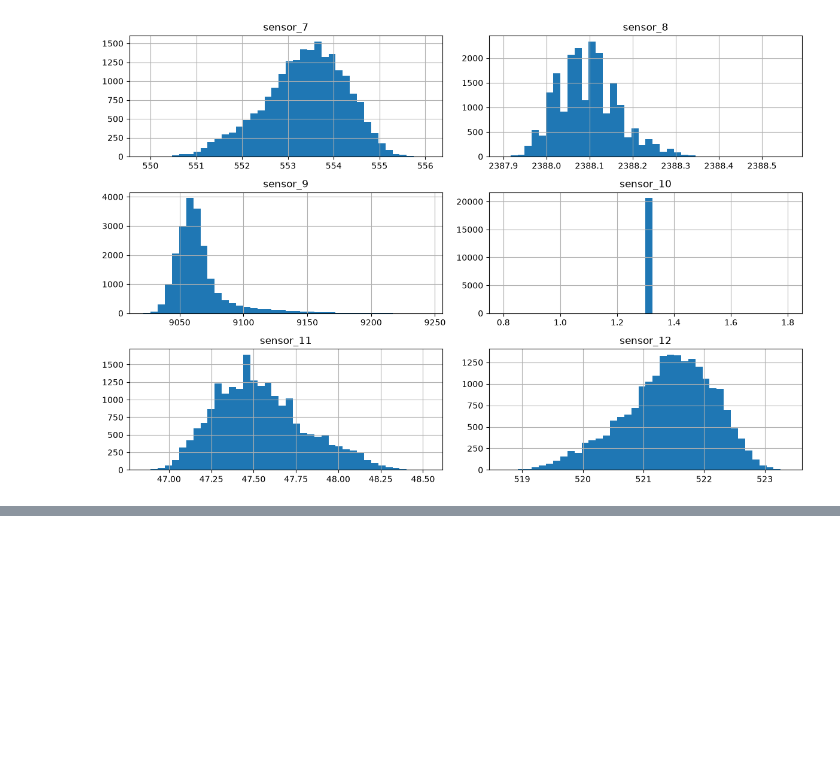
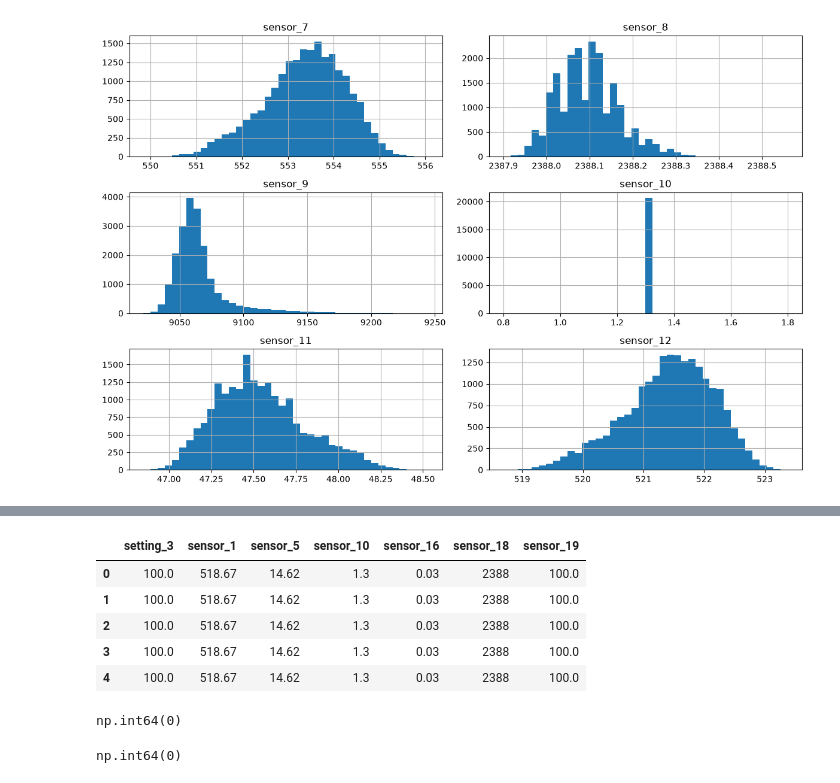
Before and after one commit to jay007i/predictive-maintenance, a Jupyter notebook: notebooks/01_data_understanding.ipynb, the cells around one changed output, grey strips where cells are left out. Cells and saved outputs as stored; diff of their text form; code cells hidden in the pictures; blank space fills up the shorter version.

```diff
--- a/notebooks/01_data_understanding.ipynb
+++ b/notebooks/01_data_understanding.ipynb
@@ -200,0 +310,17 @@ plt.show()
+# %%
+df[constant_features].head()
+# %% [output]
+|  | setting_3 | sensor_1 | sensor_5 | sensor_10 | sensor_16 | sensor_18 | sensor_19 |
+| 0 | 100.0 | 518.67 | 14.62 | 1.3 | 0.03 | 2388 | 100.0 |
+| 1 | 100.0 | 518.67 | 14.62 | 1.3 | 0.03 | 2388 | 100.0 |
+| 2 | 100.0 | 518.67 | 14.62 | 1.3 | 0.03 | 2388 | 100.0 |
+| 3 | 100.0 | 518.67 | 14.62 | 1.3 | 0.03 | 2388 | 100.0 |
+| 4 | 100.0 | 518.67 | 14.62 | 1.3 | 0.03 | 2388 | 100.0 |
+# %%
+df.duplicated().sum()
+# %% [output]
+np.int64(0)
+# %%
+df.duplicated(subset=["engine_id", "cycle"]).sum()
+# %% [output]
+np.int64(0)
```
Also changed, not shown: parts of 11 cells of this notebook.
